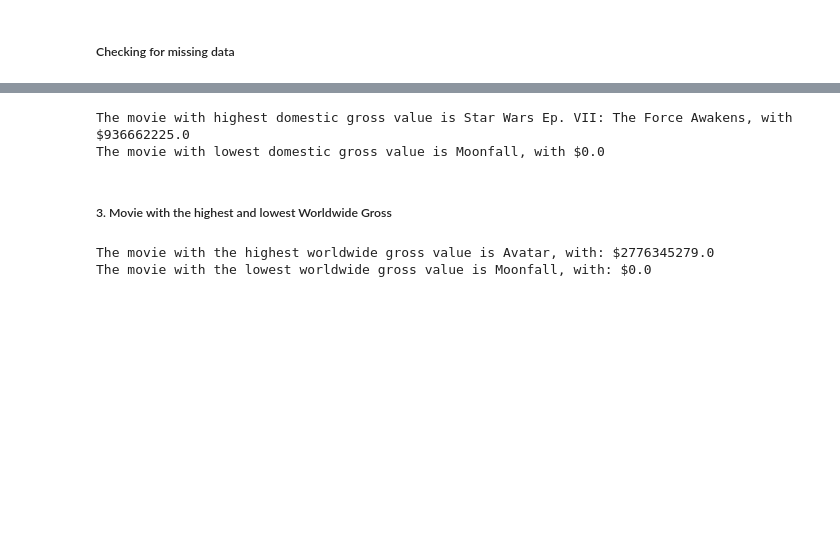
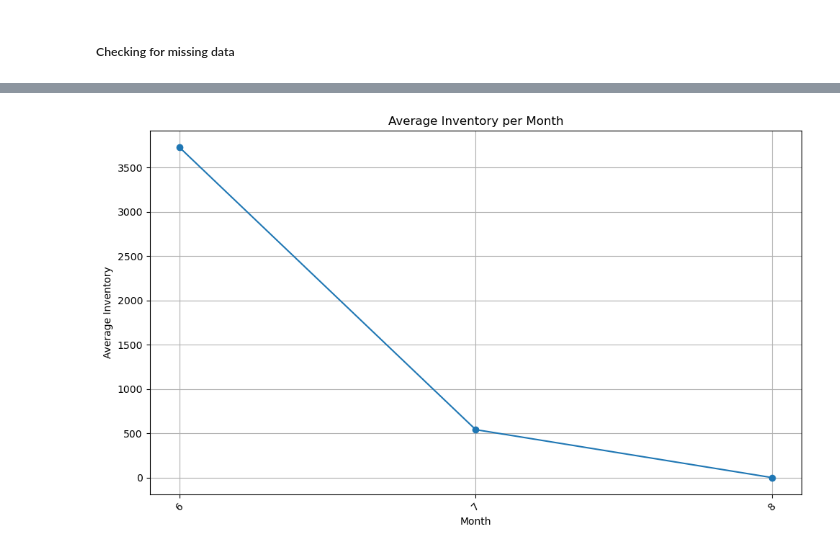
Before and after one commit to rodgersbunde/Portfolio, a Jupyter notebook: student (1).ipynb, the cells around one changed output, grey strips where cells are left out. Saved outputs shown, nothing was run; the diff lists cells and outputs as text; code cells hidden in the pictures; blank space fills up the shorter version.

```diff
--- a/student (1).ipynb
+++ b/student (1).ipynb
@@ -150,8 +96,0 @@ low_domestic_amount = budget_df['domestic_gross'].loc[budget_df['domestic_gross'
-# %%
-print(f"The movie with highest domestic gross value is {high_domestic_movie}, with ${high_domestic_amount}")
-print(f"The movie with lowest domestic gross value is {low_domestic_movie}, with ${low_domestic_amount}")
-# %% [output]
-The movie with highest domestic gross value is Star Wars Ep. VII: The Force Awakens, with $936662225.0
-The movie with lowest domestic gross value is Moonfall, with $0.0
-# %% [markdown]
-##### 3. Movie with the highest  and lowest Worldwide Gross
@@ -163,6 +97,20 @@ low_worldwide_amount = budget_df['worldwide_gross'].loc[budget_df['worldwide_gro
-# %%
-print(f"The movie with the highest worldwide gross value is {high_worldwide_movie}, with: ${high_worldwide_amount}")
-print(f"The movie with the lowest worldwide gross value is {low_worldwide_movie}, with: ${low_worldwide_amount}")
-# %% [output]
-The movie with the highest worldwide gross value is Avatar, with: $2776345279.0
-The movie with the lowest worldwide gross value is Moonfall, with: $0.0
+# %%
+
+# Group by Year and Month, and calculate average Inventory
+monthly_avg_inventory = df.groupby(['Month'])['Inventory'].mean().reset_index()
+
+# Plotting
+plt.figure(figsize=(10, 6))
+plt.plot(monthly_avg_inventory['Month'].astype(str).astype(str),
+         monthly_avg_inventory['Inventory'], marker='o')
+
+plt.xlabel('Month')
+plt.ylabel('Average Inventory')
+plt.title('Average Inventory per Month')
+plt.xticks(rotation=45)
+plt.grid(True)
+plt.tight_layout()
+
+plt.show()
+# %% [output]
+[figure, added]
```
Also changed, not shown: parts of 34 cells of this notebook, 6 other files.
